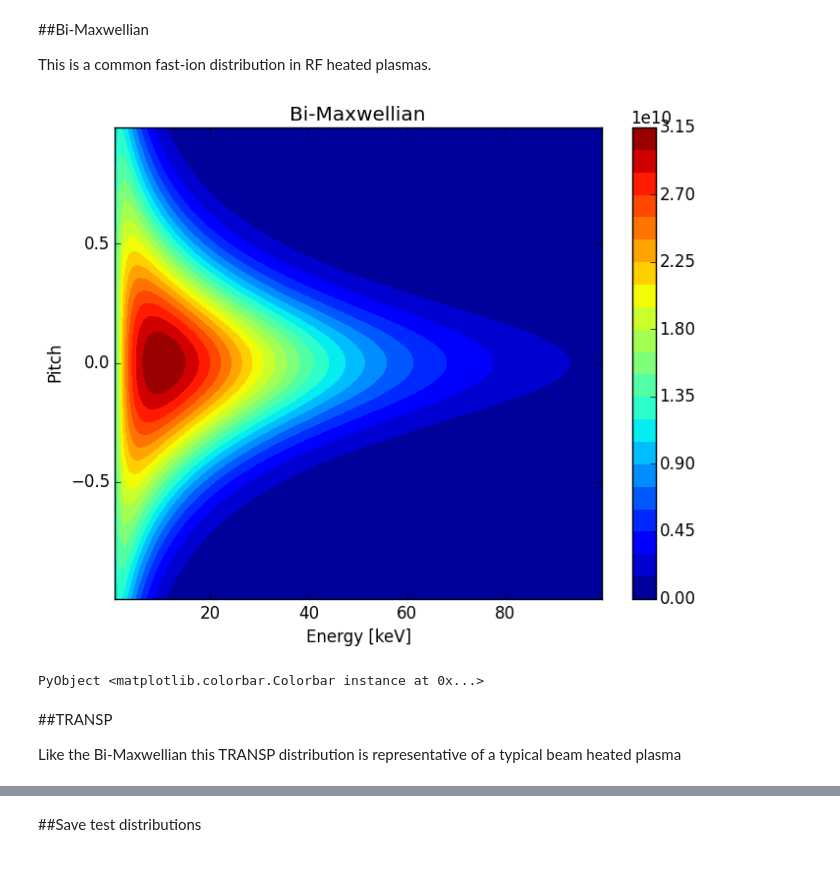
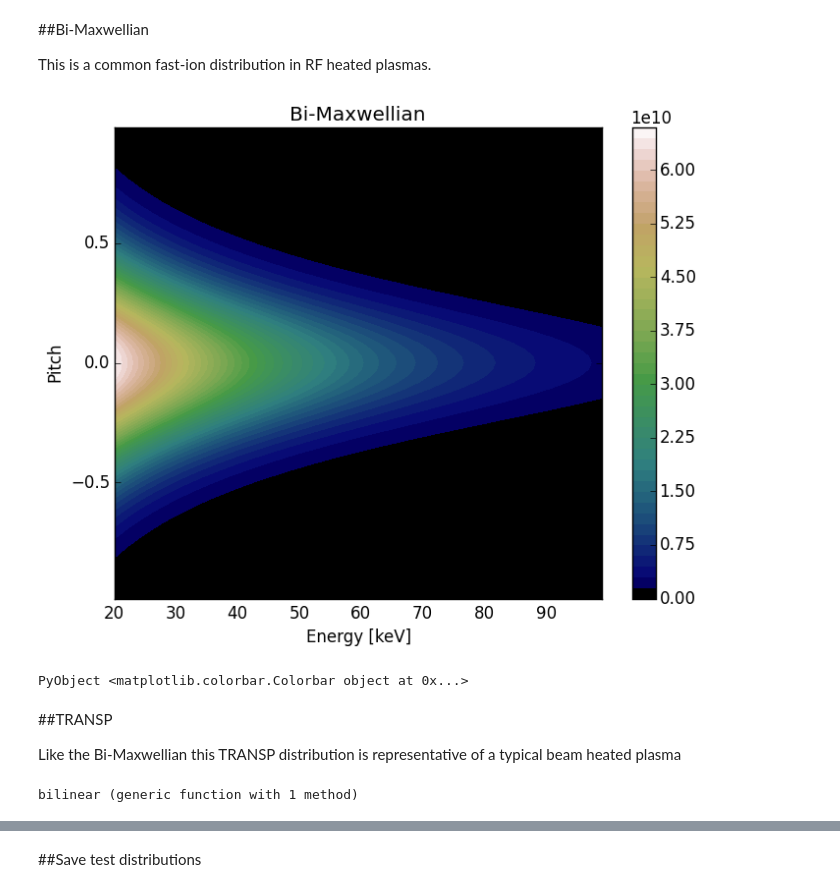
Before and after one commit to lstagner/PPCF-58-4-2016, a Jupyter notebook: Inversion_Method_Analysis/Ch. 2 - Test Distributions and Synthetic Data.ipynb, the cells around one changed output, grey strips where cells are left out. Drawn from its saved outputs; the diff is of its cells as text; code cells hidden in the pictures.

```diff
--- a/Inversion_Method_Analysis/Ch. 2 - Test Distributions and Synthetic Data.ipynb
+++ b/Inversion_Method_Analysis/Ch. 2 - Test Distributions and Synthetic Data.ipynb
@@ -13,10 +14,13 @@ Each test distribution is normalized such that the integral over E-p space is eq
 # %%
-using PyPlot
-include("src/netcdf.jl")
+a = read_ncdf("data/reduced_synthetic_transfer_matrix.cdf")
+transfer_matrix = a["transfer_matrix"]
+energy = a["energy"]
+nenergy = length(energy)
 
-energy = linspace(0.5,99.5,100);
+pitch = a["pitch"]
+npitch = length(pitch)
+
 dE = abs(energy[2]-energy[1]);
-pitch = linspace(-0.99,.99,100);
 dP = abs(pitch[2]-pitch[1]);
-E = ones(100)*energy';
-P = pitch*ones(100)';
+E = ones(npitch)*energy';
+P = pitch*ones(nenergy)';
@@ -81,21 +50,48 @@ This is a common fast-ion distribution in RF heated plasmas.
 # %%
 Epara = 3.0
 Eperp = 20.0
 
 bimax = ((1e12)/sqrt(pi))*(1.0/Eperp)*(1.0/sqrt(Epara))*sqrt(E).*exp(-(P.*P.*E/Epara)).*exp(-((1-P.*P).*E/Eperp))
 bimax *= 1e12/(sum(bimax)*dE*dP)
 
+c_map = plt.cm[:get_cmap]("gist_earth")
+c_map[:set_under]("w")
 fig,ax  = plt.subplots()
-p = ax[:contourf](E,P,bimax,30)
+p = ax[:contourf](E,P,bimax,50,cmap=c_map,vmin=5e8)
 ax[:set_xlabel]("Energy [keV]")
 ax[:set_ylabel]("Pitch")
 ax[:set_title]("Bi-Maxwellian")
 fig[:colorbar](p)
 # %% [output]
-[figure, old version]
+[figure, new version]
-PyObject <matplotlib.colorbar.Colorbar instance at 0x...>
+PyObject <matplotlib.colorbar.Colorbar object at 0x...>
 # %% [markdown]
 ##TRANSP
 
 Like the Bi-Maxwellian this TRANSP distribution is representative of a typical beam heated plasma
+# %%
+using Grid
+function bilinear(A,x,y,xx,yy)
+    nx = length(x)
+    xrange = linrange(x[1],x[end],nx)
+
+    ny = length(y)
+    yrange = linrange(y[1],y[end],ny)
+
+    Ai = Grid.CoordInterpGrid((yrange,xrange),A,Grid.BCnearest,Grid.InterpLinear)
+
+    nxx = length(xx)
+    nyy = length(yy)
+    Ap = zeros(nyy,nxx)
+
+    for (xi, xp) in enumerate(xx)
+        for (yi,yp) in enumerate(yy)
+            Ap[yi,xi] = Ai[yp,xp]
+        end
+    end
+
+    return Ap
+end
+# %% [output]
+bilinear (generic function with 1 method)
 # %%
```
Also changed, not shown: parts of 21 cells of this notebook, 28 other files.
